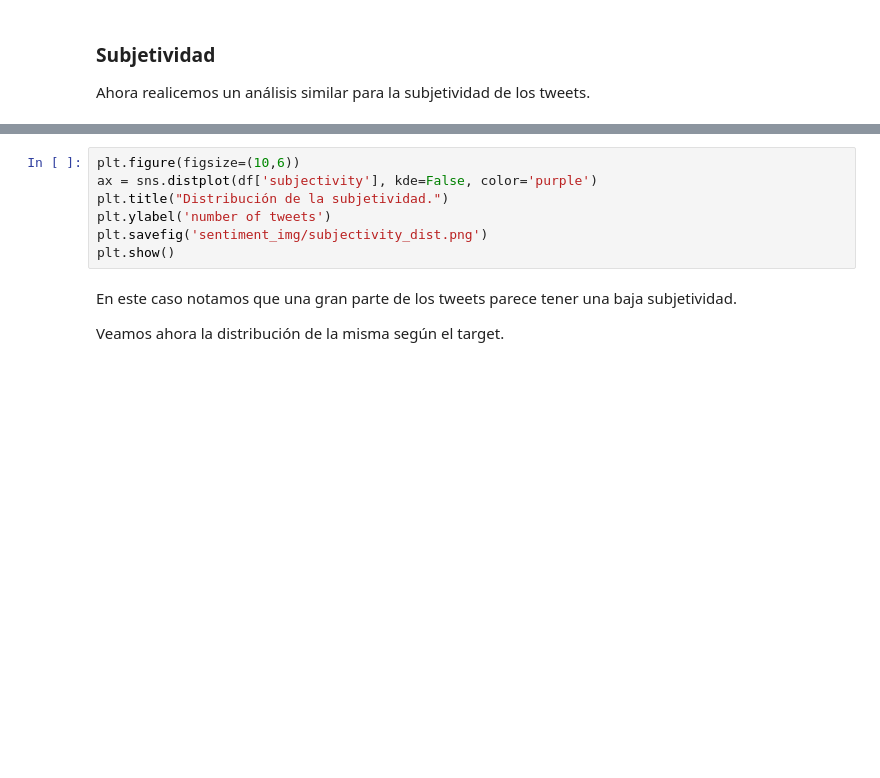
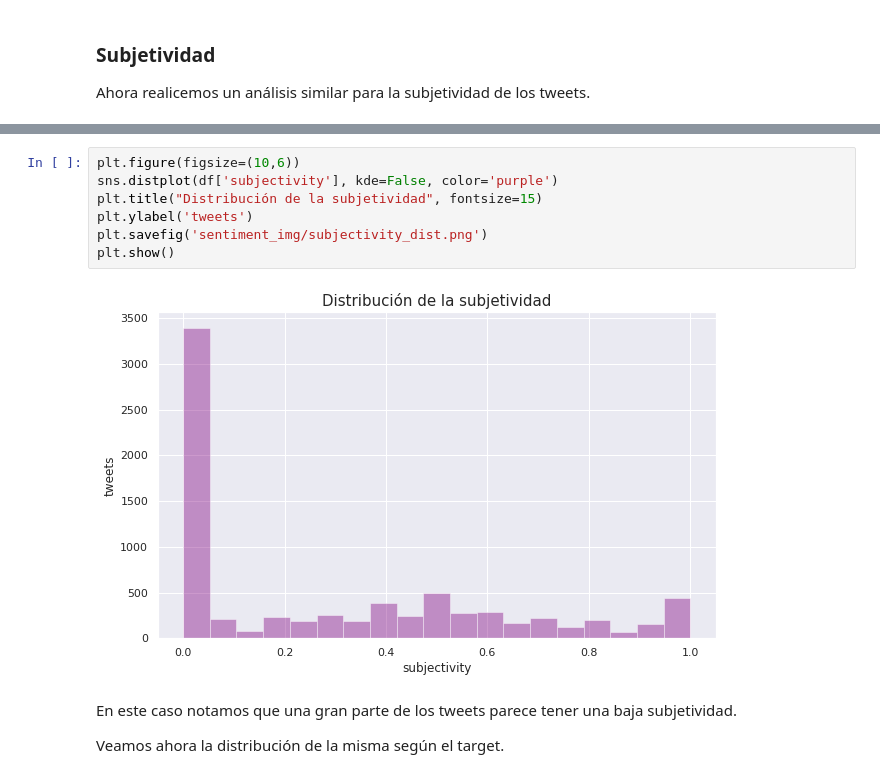
Before and after one commit to yuquimura/Trabajo-Practico-1, a Jupyter notebook: notebooks/sentiment-analysis.ipynb, the cells around one changed output, grey strips where cells are left out. Drawn from its saved outputs; the diff is of its cells as text; blank space fills up the shorter version.

```diff
--- a/notebooks/sentiment-analysis.ipynb
+++ b/notebooks/sentiment-analysis.ipynb
@@ -131,10 +162,12 @@ df['subjectivity'].describe()
 # %%
 plt.figure(figsize=(10,6))
-ax = sns.distplot(df['subjectivity'], kde=False, color='purple')
-plt.title("Distribución de la subjetividad.")
-plt.ylabel('number of tweets')
+sns.distplot(df['subjectivity'], kde=False, color='purple')
+plt.title("Distribución de la subjetividad", fontsize=15)
+plt.ylabel('tweets')
 plt.savefig('sentiment_img/subjectivity_dist.png')
 plt.show()
+# %% [output]
+[figure, added]
 # %% [markdown]
 En este caso notamos que una gran parte de los tweets parece tener una baja subjetividad.
 
```
Also changed, not shown: parts of 8 cells of this notebook, 5 other files.
